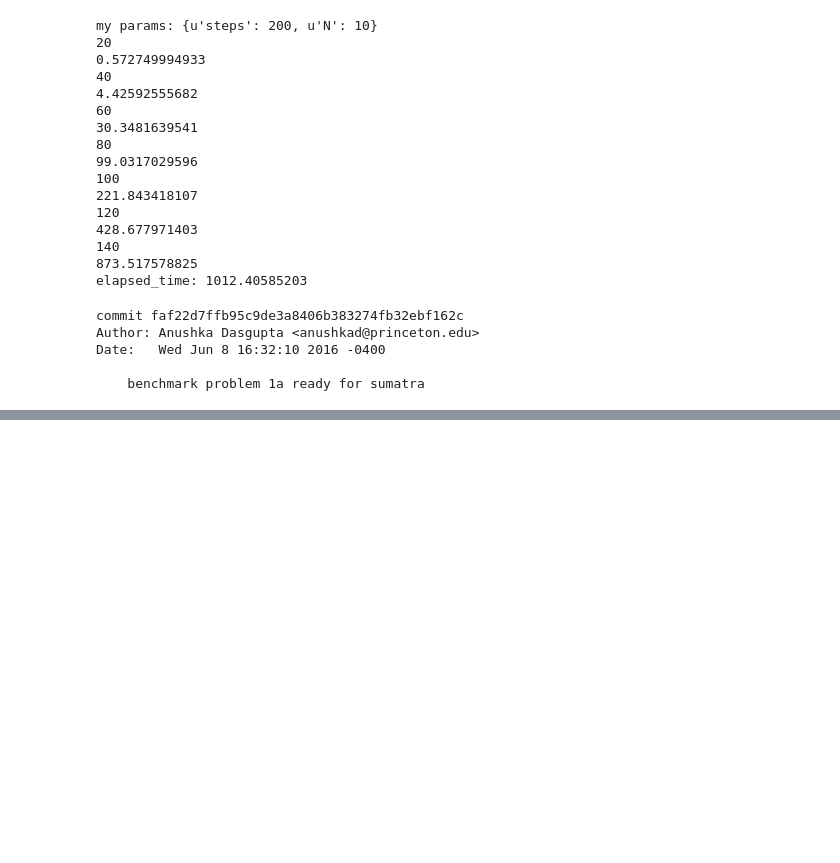
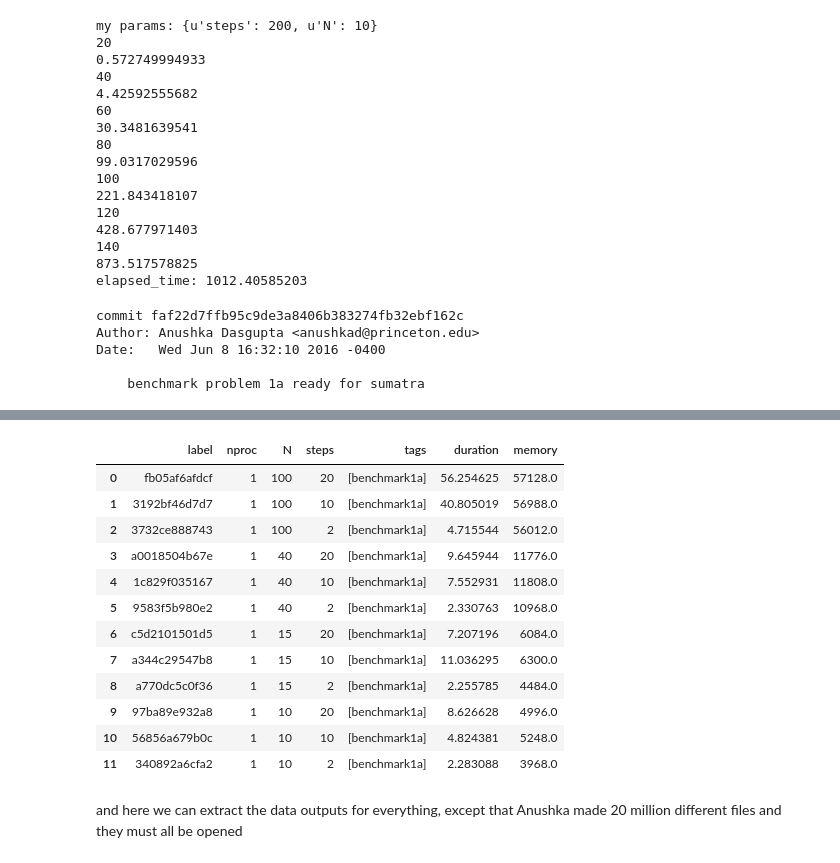
Before and after one commit to evgenjevich/Enemies-of-mine, a Jupyter notebook: Fixing_Anushkas_Life.ipynb, the cells around one changed output, grey strips where cells are left out. Saved outputs shown, nothing was run; the diff lists cells and outputs as text; code cells hidden in the pictures; blank space fills up the shorter version.

```diff
--- a/Fixing_Anushkas_Life.ipynb
+++ b/Fixing_Anushkas_Life.ipynb
@@ -171,0 +275,3 @@ Date:   Wed Jun 8 16:32:10 2016 -0400
+# %%
+columns = ['label', 'nproc', 'N', 'steps', 'tags', 'duration']
+print df[columns]
@@ -171,0 +324,20 @@ Date:   Wed Jun 8 16:32:10 2016 -0400
+# %%
+df['memory']=memoryArray
+columns.append('memory')
+df[columns]
+# %% [output]
+|  | label | nproc | N | steps | tags | duration | memory |
+| 0 | fb05af6afdcf | 1 | 100 | 20 | [benchmark1a] | 56.254625 | 57128.0 |
+| 1 | 3192bf46d7d7 | 1 | 100 | 10 | [benchmark1a] | 40.805019 | 56988.0 |
+| 2 | 3732ce888743 | 1 | 100 | 2 | [benchmark1a] | 4.715544 | 56012.0 |
+| 3 | a0018504b67e | 1 | 40 | 20 | [benchmark1a] | 9.645944 | 11776.0 |
+| 4 | 1c829f035167 | 1 | 40 | 10 | [benchmark1a] | 7.552931 | 11808.0 |
+| 5 | 9583f5b980e2 | 1 | 40 | 2 | [benchmark1a] | 2.330763 | 10968.0 |
+| 6 | c5d2101501d5 | 1 | 15 | 20 | [benchmark1a] | 7.207196 | 6084.0 |
+| 7 | a344c29547b8 | 1 | 15 | 10 | [benchmark1a] | 11.036295 | 6300.0 |
+| 8 | a770dc5c0f36 | 1 | 15 | 2 | [benchmark1a] | 2.255785 | 4484.0 |
+| 9 | 97ba89e932a8 | 1 | 10 | 20 | [benchmark1a] | 8.626628 | 4996.0 |
+| 10 | 56856a679b0c | 1 | 10 | 10 | [benchmark1a] | 4.824381 | 5248.0 |
+| 11 | 340892a6cfa2 | 1 | 10 | 2 | [benchmark1a] | 2.283088 | 3968.0 |
+# %% [markdown]
+and here we can extract the data outputs for everything, except that Anushka made 20 million different files and they must all be opened
```
Also changed, not shown: parts of 16 cells of this notebook, 6 other files.
